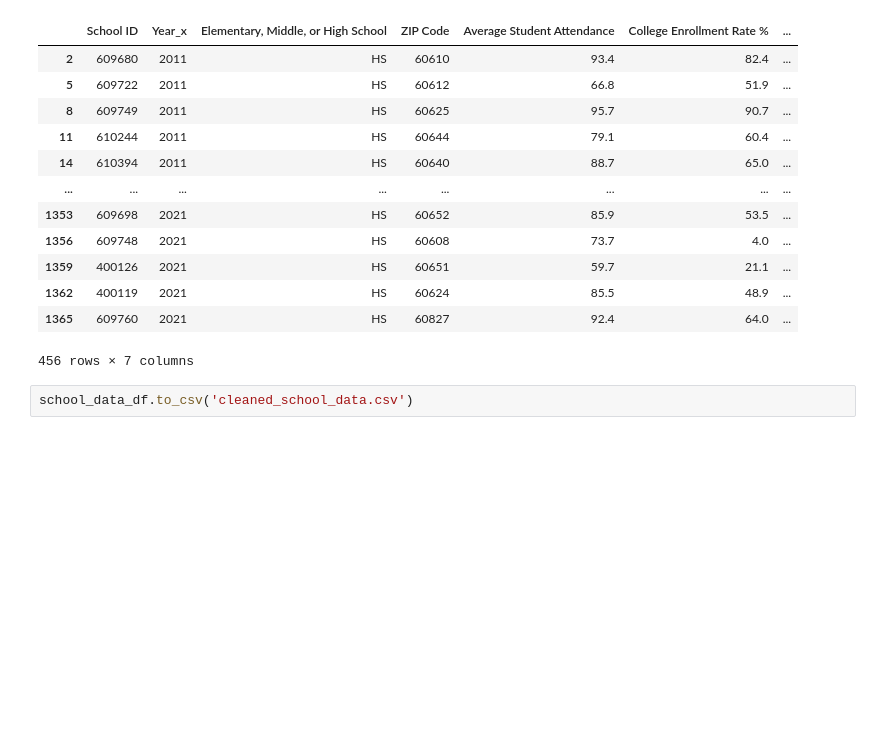
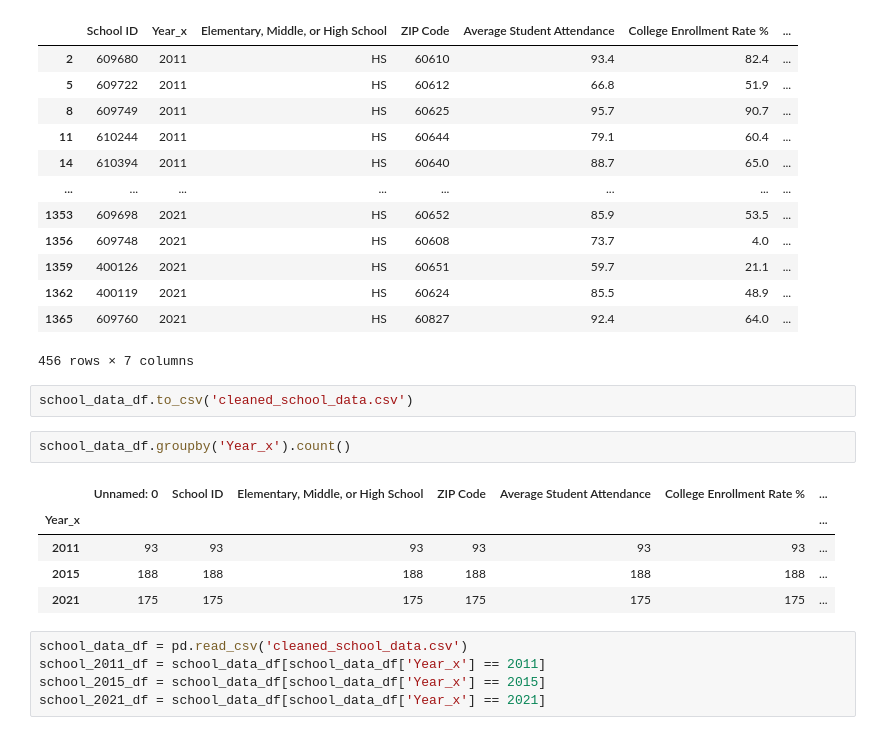
Before and after one commit to MattPostlewaite/NWBC-Project1-Group2, a Jupyter notebook: project_1_analysis_Billy.ipynb, the cells around one changed output. Drawn from its saved outputs; the diff is of its cells as text; blank space fills up the shorter version.

```diff
--- a/project_1_analysis_Billy.ipynb
+++ b/project_1_analysis_Billy.ipynb
@@ -366,3 +368,16 @@ school_data_df
 456 rows × 7 columns
 # %%
 school_data_df.to_csv('cleaned_school_data.csv')
+# %%
+school_data_df.groupby('Year_x').count()
+# %% [output]
+|  | Unnamed: 0 | School ID | Elementary, Middle, or High School | ZIP Code | Average Student Attendance | College Enrollment Rate % | ... |
+| Year_x |  |  |  |  |  |  | ... |
+| 2011 | 93 | 93 | 93 | 93 | 93 | 93 | ... |
+| 2015 | 188 | 188 | 188 | 188 | 188 | 188 | ... |
+| 2021 | 175 | 175 | 175 | 175 | 175 | 175 | ... |
+# %%
+school_data_df = pd.read_csv('cleaned_school_data.csv')
+school_2011_df = school_data_df[school_data_df['Year_x'] == 2011]
+school_2015_df = school_data_df[school_data_df['Year_x'] == 2015]
+school_2021_df = school_data_df[school_data_df['Year_x'] == 2021]
```
Also changed, not shown: parts of 6 cells of this notebook.
